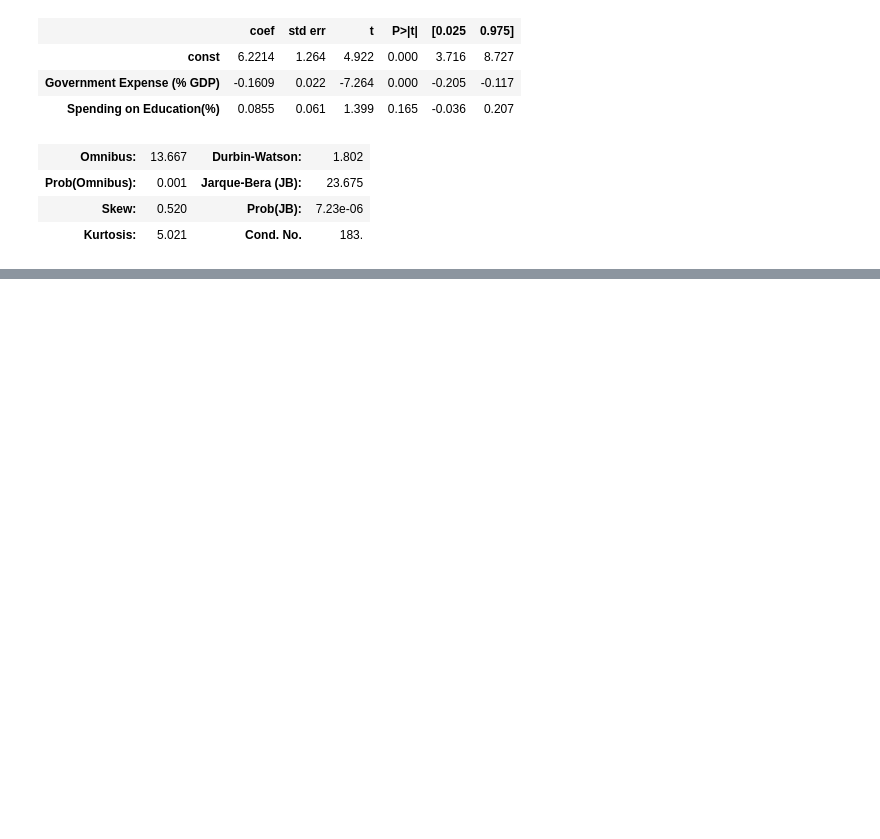
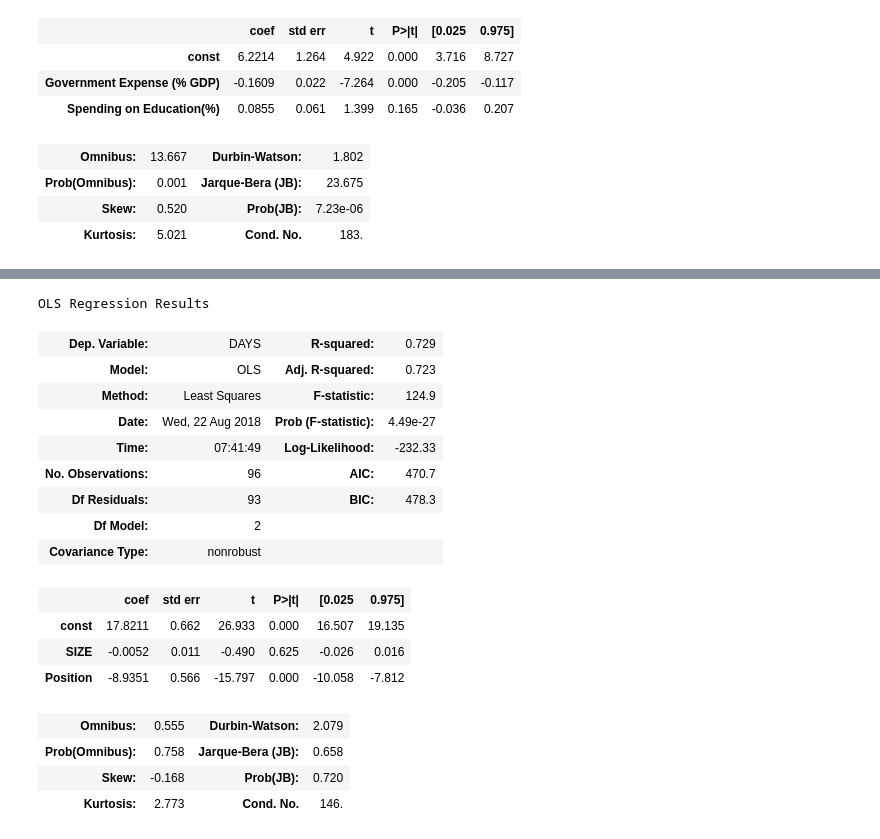
Before and after one commit to magtanggol03/dec130, a Jupyter notebook: notebooks/01 Regression Analysis.ipynb, the cells around one changed output, grey strips where cells are left out. Saved outputs shown, nothing was run; the diff lists cells and outputs as text; code cells hidden in the pictures; blank space fills up the shorter version.

```diff
--- a/notebooks/01 Regression Analysis.ipynb
+++ b/notebooks/01 Regression Analysis.ipynb
@@ -202,0 +264,9 @@ OLS Regression Results
+# %%
+def convCategorical(x):
+    if x == 'C-Suite':
+        return 1
+    else:
+        return 0
+
+headhunt_df.Position = headhunt_df.Position.apply(convCategorical)
+headhunt_df.head()
@@ -202,0 +280,22 @@ OLS Regression Results
+# %%
+hh_model = sm.OLS(headhunt_df['DAYS'], sm.add_constant(headhunt_df.drop('DAYS', axis = 1))).fit()
+hh_model.summary()
+# %% [output]
+OLS Regression Results
+| Dep. Variable: | DAYS | R-squared: | 0.729 |
+| Model: | OLS | Adj. R-squared: | 0.723 |
+| Method: | Least Squares | F-statistic: | 124.9 |
+| Date: | Wed, 22 Aug 2018 | Prob (F-statistic): | 4.49e-27 |
+| Time: | 07:41:49 | Log-Likelihood: | -232.33 |
+| No. Observations: | 96 | AIC: | 470.7 |
+| Df Residuals: | 93 | BIC: | 478.3 |
+| Df Model: | 2 |  |  |
+| Covariance Type: | nonrobust |  |  |
+|  | coef | std err | t | P>|t| | [0.025 | 0.975] |
+| const | 17.8211 | 0.662 | 26.933 | 0.000 | 16.507 | 19.135 |
+| SIZE | -0.0052 | 0.011 | -0.490 | 0.625 | -0.026 | 0.016 |
+| Position | -8.9351 | 0.566 | -15.797 | 0.000 | -10.058 | -7.812 |
+| Omnibus: | 0.555 | Durbin-Watson: | 2.079 |
+| Prob(Omnibus): | 0.758 | Jarque-Bera (JB): | 0.658 |
+| Skew: | -0.168 | Prob(JB): | 0.720 |
+| Kurtosis: | 2.773 | Cond. No. | 146. |
```
Also changed, not shown: parts of 12 cells of this notebook, 2 other files.
